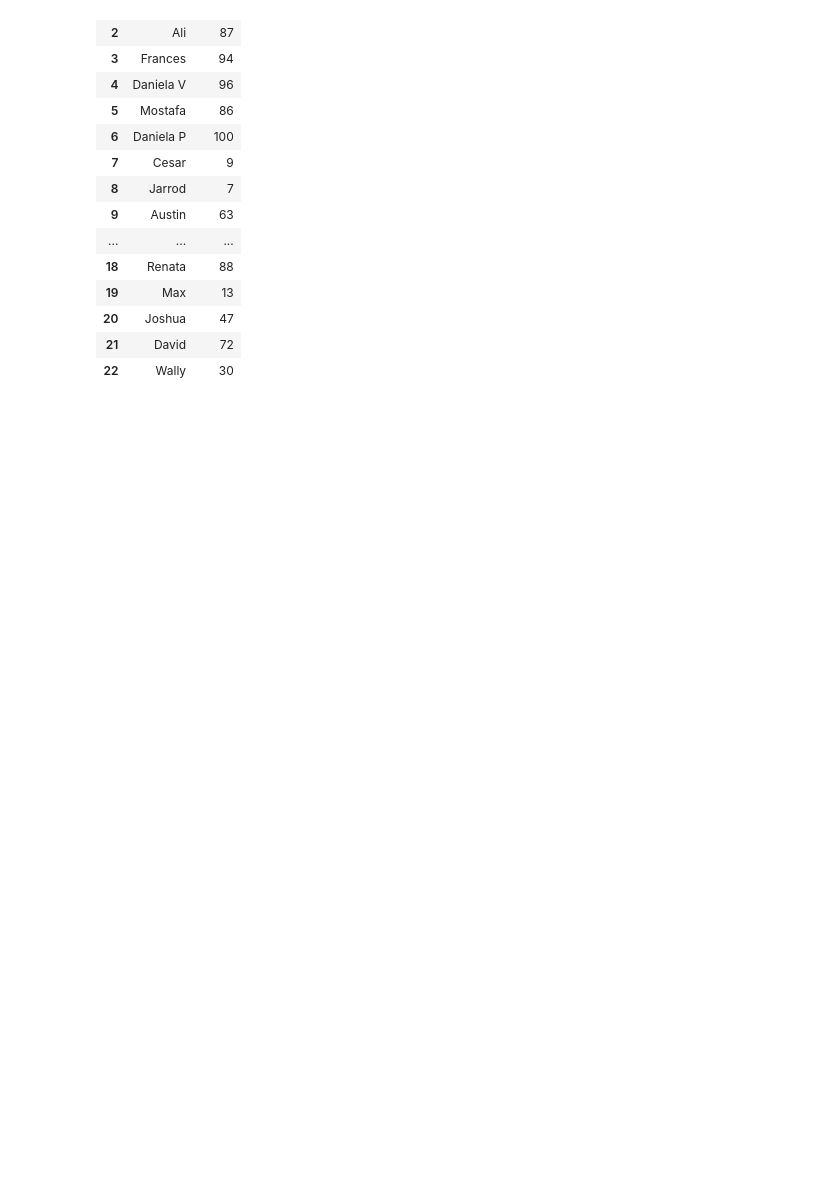
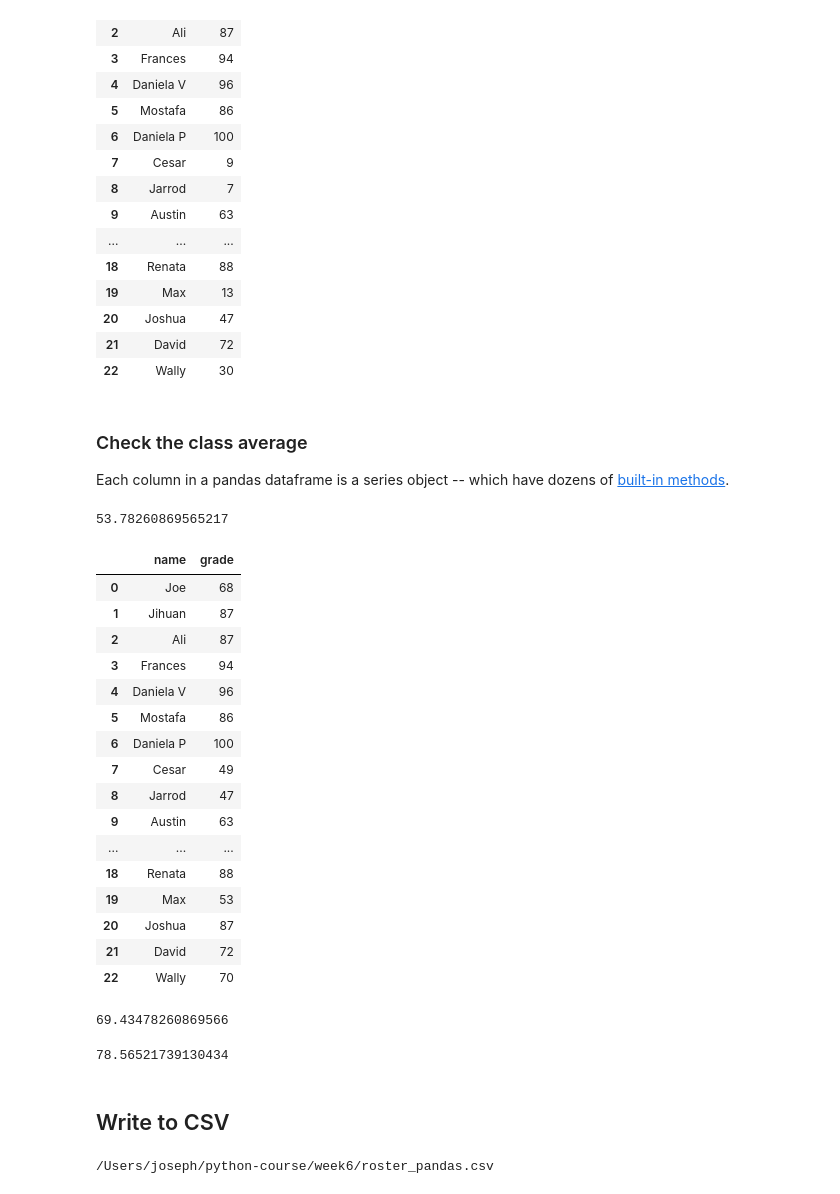
Before and after one commit to seidelj/python-course, a Jupyter notebook: week6/pandas_intro.ipynb, the cells around one changed output. Saved outputs shown, nothing was run; the diff lists cells and outputs as text; code cells hidden in the pictures; blank space fills up the shorter version.

```diff
--- a/week6/pandas_intro.ipynb
+++ b/week6/pandas_intro.ipynb
@@ -132,3 +132,48 @@ roster
 | 20 | Joshua | 47 |
 | 21 | David | 72 |
 | 22 | Wally | 30 |
+# %% [markdown]
+### Check the class average
+
+Each column in a pandas dataframe is a series object -- which have dozens of [built-in methods](https://pandas.pydata.org/docs/reference/api/pandas.Series.html).
+# %%
+roster['grade'].mean()
+# %% [output]
+53.78260869565217
+# %%
+roster.loc[roster['grade'] < 50, 'grade'] = roster['grade'] + 40
+roster
+# %% [output]
+|  | name | grade |
+| 0 | Joe | 68 |
+| 1 | Jihuan | 87 |
+| 2 | Ali | 87 |
+| 3 | Frances | 94 |
+| 4 | Daniela V | 96 |
+| 5 | Mostafa | 86 |
+| 6 | Daniela P | 100 |
+| 7 | Cesar | 49 |
+| 8 | Jarrod | 47 |
+| 9 | Austin | 63 |
+| ... | ... | ... |
+| 18 | Renata | 88 |
+| 19 | Max | 53 |
+| 20 | Joshua | 87 |
+| 21 | David | 72 |
+| 22 | Wally | 70 |
+# %%
+roster['grade'].mean()
+# %% [output]
+69.43478260869566
+# %%
+roster.loc[roster['grade'] < 60, 'grade'] = roster['grade'] + 30
+roster['grade'].mean()
+# %% [output]
+78.56521739130434
+# %% [markdown]
+## Write to CSV
+# %%
+outFilePath = os.path.join(os.getcwd(), 'roster_pandas.csv')
+print(outFilePath)
+# %% [output]
+/Users/joseph/python-course/week6/roster_pandas.csv
```
Also changed, not shown: parts of 13 cells of this notebook, 1 other file.
